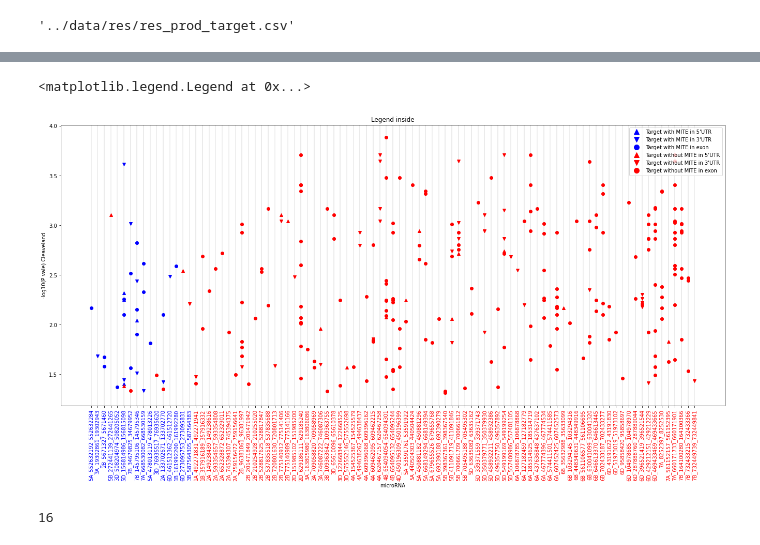
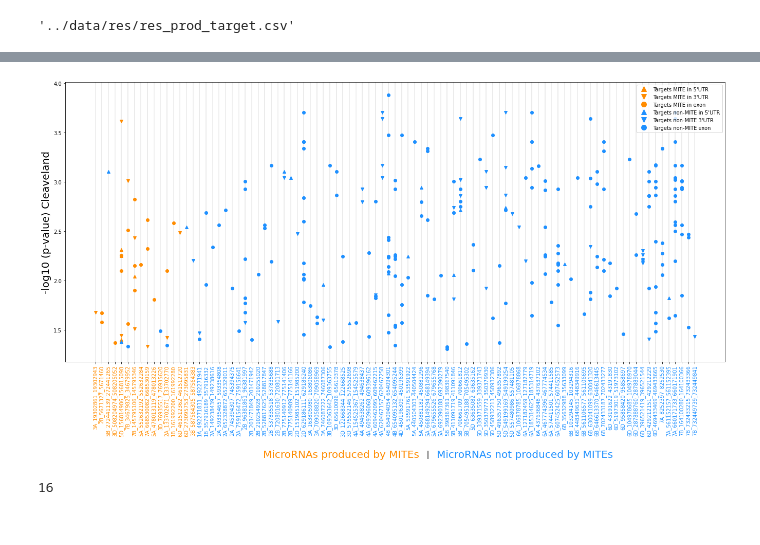
Before and after one commit to juancresc/mirna_mite, a Jupyter notebook: 2_analysis/2_cleavage.ipynb, the cells around one changed output, grey strips where cells are left out. Drawn from its saved outputs; the diff is of its cells as text; code cells hidden in the pictures.

```diff
--- a/2_analysis/2_cleavage.ipynb
+++ b/2_analysis/2_cleavage.ipynb
@@ -566,13 +567,16 @@ for x in micros_t.values():
     name = '_'.join(name)
     mirna_names.append(name)
 # %%
+color1 = 'dodgerblue'
+color2 = 'darkorange'
+
 plt.figure()
 from matplotlib.offsetbox import AnchoredOffsetbox, TextArea, HPacker, VPacker
 
 plt.rcParams["figure.figsize"] = (23,10)
 plt.xticks(list(micros_t.keys()),labels=mirna_names,rotation=90)
-plt.ylabel('-log10(P vale) Cleaveland')
-plt.xlabel('microRNA: in blue produced by a MITE and red otherwise')
+plt.ylabel('-log10 (p-value) Cleaveland',size=20)
+#plt.xlabel('microRNA: in blue produced by a MITE and red otherwise')
 
 #fig = plt.figure()
 ax = plt.subplot(111)
@@ -580,9 +584,9 @@ ax = plt.subplot(111)
 for i in plt.gca().get_xticklabels():
     micro = i.get_text()
     if str(df_merge[df_merge['Name'].str.contains(micro)].iloc[0]['MITE']) != "nan":
-        i.set_color("blue")
+        i.set_color(color2)
     else:
-        i.set_color("red")
+        i.set_color(color1)
 
 plotdata = []
 #
@@ -599,54 +603,58 @@ for k,v in df_merge.sort_values('MITE').iterrows():
 #    plt.axvline(x=res, color='#EBEBEB')
 
     if v['MITE_target']:
-        color = 'b'
+        color = color2
     else:
-        color = 'r'
+        color = color1
     if v['annotation_target'] == 'exon':
-        color += 'o'
+        marker = 'o'
     if v['annotation_target'] == 'five_prime_UTR':
-        color += '^'
+        marker = '^'
     if v['annotation_target'] == 'three_prime_UTR':
-        color += 'v'
-    ax.plot(res,math.log10(v['DegradomePval']) * -1 ,color)
+        marker = 'v'
+    ax.plot(res,math.log10(v['DegradomePval']) * -1 ,marker=marker, color=color)
 
 
 
-plt.title('Legend inside')
+#plt.title('MicroRNAS and its targets')
 
 
 
 from matplotlib.patches import Patch
 from matplotlib.lines import Line2D
 
 
 legend_elements = [
-    Line2D([0], [0],linestyle = 'None', marker='^', color='blue', label='Target with MITE in 5\'UTR',markerfacecolor='blue', markersize=10),
-    Line2D([0], [0], linestyle = 'None',marker='v', color='blue', label= 'Target with MITE in 3\'UTR',markerfacecolor='blue', markersize=10),
-    Line2D([0], [0], linestyle = 'None',marker='o', color='blue', label= 'Target with MITE in exon',markerfacecolor='blue', markersize=10),
-    Line2D([0], [0],linestyle = 'None', marker='^', color='red', label='Target without MITE in 5\'UTR',markerfacecolor='red', markersize=10),
-    Line2D([0], [0],linestyle = 'None', marker='v', color='red', label= 'Target without MITE in 3\'UTR',markerfacecolor='red', markersize=10),
-    Line2D([0], [0],linestyle = 'None', marker='o', color='red', label= 'Target without MITE in exon ',markerfacecolor='red', markersize=10),
+    Line2D([0], [0],linestyle = 'None', marker='^', color=color2, label='Targets MITE in 5\'UTR',markerfacecolor=color2, markersize=10),
+    Line2D([0], [0], linestyle = 'None',marker='v', color=color2, label= 'Targets MITE in 3\'UTR',markerfacecolor=color2, markersize=10),
+    Line2D([0], [0], linestyle = 'None',marker='o', color=color2, label= 'Targets MITE in exon',markerfacecolor=color2, markersize=10),
+    Line2D([0], [0],linestyle = 'None', marker='^', color=color1, label='Targets non-MITE in 5\'UTR',markerfacecolor=color1, markersize=10),
+    Line2D([0], [0],linestyle = 'None', marker='v', color=color1, label= 'Targets non-MITE 3\'UTR',markerfacecolor=color1, markersize=10),
+    Line2D([0], [0],linestyle = 'None', marker='o', color=color1, label= 'Targets non-MITE exon ',markerfacecolor=color1, markersize=10),
 ]
 
 # Create the figure
 ax.legend(handles=legend_elements, loc='upper right', )
 #plt.show()
 
 
-xbox1 = TextArea("Data1-x ", textprops=dict(color="r", size=15))
-xbox2 = TextArea("and ", textprops=dict(color="k", size=15))
-xbox3 = TextArea("Data2-x ", textprops=dict(color="b", size=15))
+xbox1 = TextArea("MicroRNAs produced by MITEs", textprops=dict(color=color2, size=20))
+xbox2 = TextArea("  |  ", textprops=dict(size=15))
+xbox3 = TextArea("MicroRNAs not produced by MITEs", textprops=dict(color=color1, size=20))
+
 
 xbox = HPacker(children=[xbox1, xbox2, xbox3],
                   align="center", pad=0, sep=5)
 
 anchored_xbox = AnchoredOffsetbox(loc=3, child=xbox, pad=0., frameon=False,
-                                      bbox_to_anchor=(0.3, -0.07),
+                                      bbox_to_anchor=(0.3, -0.35),
                                       bbox_transform=ax.transAxes, borderpad=0.)
+
+ax.add_artist(anchored_xbox)
+
+plt.savefig('../data/targets.png',bbox_inches="tight")
 # %% [output]
-<matplotlib.legend.Legend at 0x...>
-[figure, old version]
+[figure, new version]
 # %%
 rows = df_merge[df_merge['MITE'].notnull() ]
 len(set(rows['Name'].tolist()))
```
Also changed, not shown: parts of 8 cells of this notebook, 8 other files.
